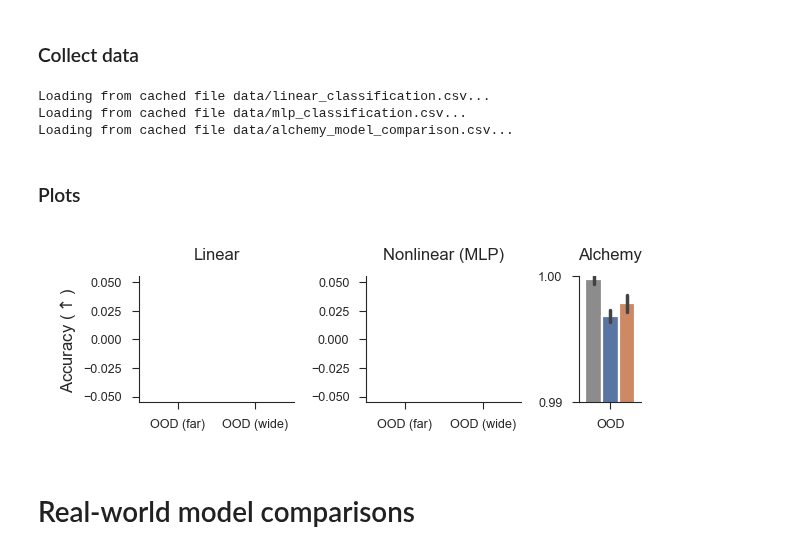
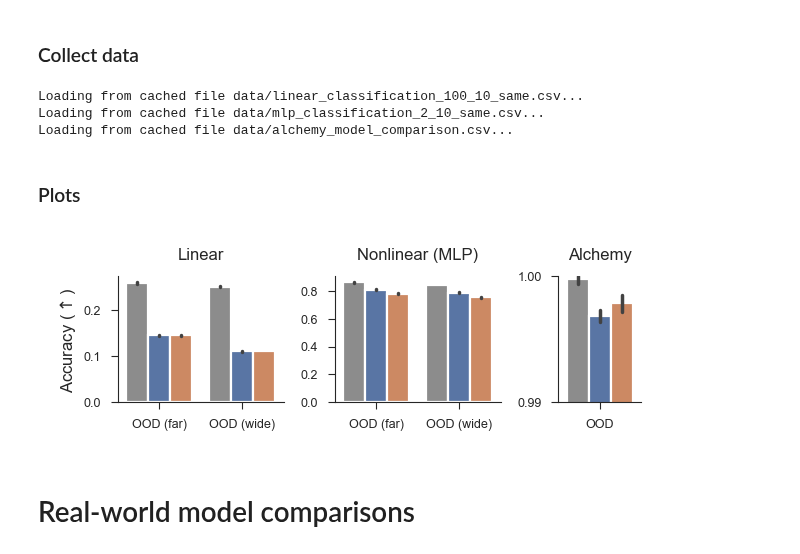
Before and after one commit to EricElmoznino/explicit_implicit_icl, a Jupyter notebook: notebooks/paper/figures.ipynb, the cells around one changed output. Cells and saved outputs as stored; diff of their text form; code cells hidden in the pictures.

Commit message:
Updated main paper classification plots (should be final iteration for them)

```diff
--- a/notebooks/paper/figures.ipynb
+++ b/notebooks/paper/figures.ipynb
@@ -311,7 +310,9 @@ Loading from cached file data/hh_model_comparison.csv...
 # %% [markdown]
 ### Plots
 # %%
-fig, axs = plt.subplots(nrows=1, ncols=5, figsize=(5.5, 1), width_ratios=[1, 1, 1, 1, 0.85])
+fig, axs = plt.subplots(
+    nrows=1, ncols=5, figsize=(5.5, 1), width_ratios=[1, 1, 1, 1, 0.85]
+)
 
 model_comparison_barplot(
     data=data_linreg,
@@ -384,23 +385,35 @@ data_lincls = get_run_performances(
     wandb_username="sarthmit",
     dataset="linear-classification",
     compare_across=["model"],
-    comparison_metrics=["val/iid_MSE", "val/far_MSE", "val/wide_MSE"],
-    mode="min",
+    comparison_metrics=[
+        "val/Accuracy/dataloader_idx_0",
+        "val/Accuracy/dataloader_idx_1",
+        "val/Accuracy/dataloader_idx_2",
+    ],
+    mode="max",
     filters={
-        "config.model": {"$nin": ["explicit-transformer-known-context"]},
+        "config.x_dim": 100,
+        "config.y_dim": 10,
+        "config.context_style": "same",
     },
-    save_path="data/linear_classification.csv",
+    save_path=f"data/linear_classification_100_10_same.csv",
 )
 data_mlpcls = get_run_performances(
     wandb_username="sarthmit",
     dataset="mlp-classification",
     compare_across=["model"],
-    comparison_metrics=["val/iid_MSE", "val/far_MSE", "val/wide_MSE"],
-    mode="min",
+    comparison_metrics=[
+        "val/Accuracy/dataloader_idx_0",
+        "val/Accuracy/dataloader_idx_1",
+        "val/Accuracy/dataloader_idx_2",
+    ],
+    mode="max",
     filters={
-        "config.model": {"$nin": ["explicit-transformer-known-context"]},
+        "config.x_dim": 2,
+        "config.y_dim": 10,
+        "config.context_style": "same",
     },
-    save_path="data/mlp_classification.csv",
+    save_path=f"data/mlp_classification_2_10_same.csv",
 )
 data_alchemy = get_run_performances(
     wandb_username="leogagnon",
@@ -413,53 +426,53 @@ data_alchemy = get_run_performances(
     save_path="data/alchemy_model_comparison.csv",
 )
 # %% [output]
-Loading from cached file data/linear_classification.csv...
-Loading from cached file data/mlp_classification.csv...
+Loading from cached file data/linear_classification_100_10_same.csv...
+Loading from cached file data/mlp_classification_2_10_same.csv...
 Loading from cached file data/alchemy_model_comparison.csv...
 # %% [markdown]
 ### Plots
 # %%
-fig, axs = plt.subplots(nrows=1, ncols=3, figsize=(3, 1), width_ratios=[1, 1, 0.4])
+fig, axs = plt.subplots(nrows=1, ncols=3, figsize=(3, 1), width_ratios=[1, 1, 0.5])
 
 model_comparison_barplot(
     data=data_lincls,
-    metrics=["val/far_MSE", "val/wide_MSE"],
-    metric_short_names={"val/far_MSE": "OOD (far)", "val/wide_MSE": "OOD (wide)"},
+    metrics=["val/far_Accuracy", "val/wide_Accuracy"],
+    metric_short_names={"val/far_Accuracy": "OOD (far)", "val/wide_Accuracy": "OOD (wide)"},
     metric_units=r"Accuracy ($\uparrow$)",
     err_kws={"linewidth": 1.25},
     ax=axs[0],
 )
 axs[0].set(title="Linear")
 
 model_comparison_barplot(
     data=data_mlpcls,
-    metrics=["val/far_MSE", "val/wide_MSE"],
-    metric_short_names={"val/far_MSE": "OOD (far)", "val/wide_MSE": "OOD (wide)"},
+    metrics=["val/far_Accuracy", "val/wide_Accuracy"],
+    metric_short_names={"val/far_Accuracy": "OOD (far)", "val/wide_Accuracy": "OOD (wide)"},
     metric_units=r"Accuracy ($\uparrow$)",
     err_kws={"linewidth": 1.25},
     ax=axs[1],
 )
 axs[1].set(title="Nonlinear (MLP)")
 
 model_comparison_barplot(
     data=data_alchemy,
     metrics=["val/acc"],
     metric_short_names={"val/acc": "OOD"},
     metric_units=r"Accuracy ($\uparrow$)",
     err_kws={"linewidth": 1.25},
     ax=axs[2],
 )
 axs[2].set(ylim=[0.99, 1.0], title="Alchemy", yticks=[0.99, 1.0])
 
 for ax in axs[1:]:
     ax.set(ylabel=None)
 for ax in axs:
     ax.legend().remove()
 
 fig.savefig("saved/classification_model_comparison.pdf")
 plt.show()
 # %% [output]
-[figure, old version]
+[figure, new version]
 # %% [markdown]
 # Real-world model comparisons
 # %% [markdown]
```
Also changed, not shown: parts of 9 cells of this notebook, 4 other files.
